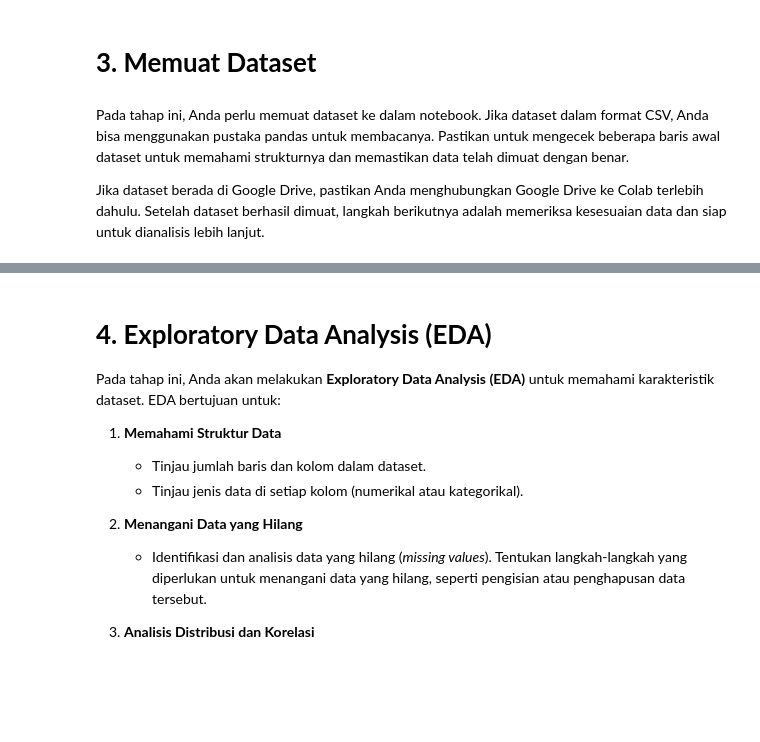
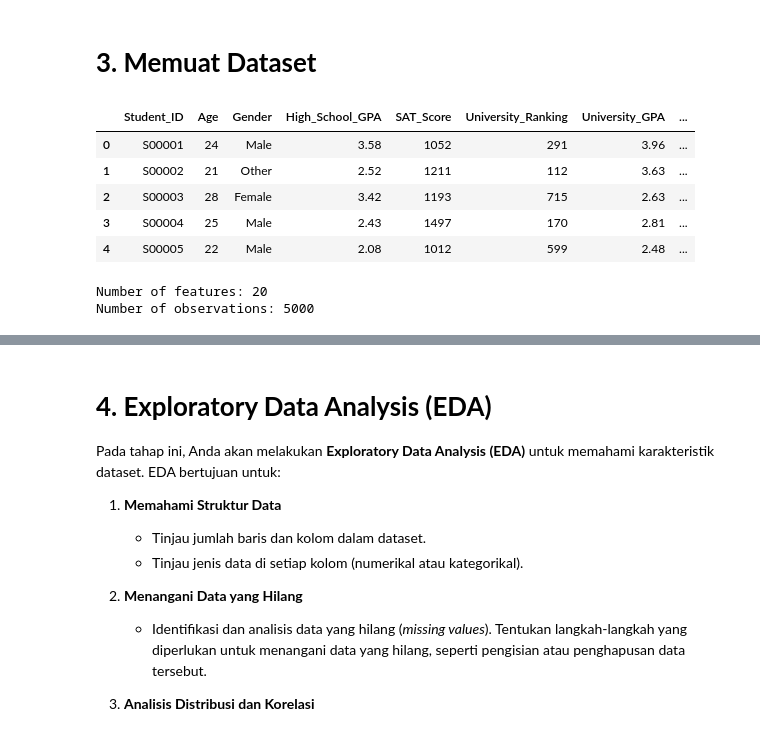
Before and after one commit to Nurwidi130603/Learn-ML-Education-Career-Succsees, a Jupyter notebook: [Clustering]_Submission_Akhir_BMLP_Nurwidi Bagus Amiryunanto_(Updated).ipynb, the cells around one changed output, grey strips where cells are left out. Saved outputs shown, nothing was run; the diff lists cells and outputs as text; code cells hidden in the pictures; blank space fills up the shorter version.

```diff
--- a/[Clustering]_Submission_Akhir_BMLP_Nurwidi Bagus Amiryunanto_(Updated).ipynb
+++ b/[Clustering]_Submission_Akhir_BMLP_Nurwidi Bagus Amiryunanto_(Updated).ipynb
@@ -28,6 +29,2 @@ Pada tahap ini, Anda perlu mengimpor beberapa pustaka (library) Python yang dibu
 # %% [markdown]
 # **3. Memuat Dataset**
-# %% [markdown]
-Pada tahap ini, Anda perlu memuat dataset ke dalam notebook. Jika dataset dalam format CSV, Anda bisa menggunakan pustaka pandas untuk membacanya. Pastikan untuk mengecek beberapa baris awal dataset untuk memahami strukturnya dan memastikan data telah dimuat dengan benar.
-
-Jika dataset berada di Google Drive, pastikan Anda menghubungkan Google Drive ke Colab terlebih dahulu. Setelah dataset berhasil dimuat, langkah berikutnya adalah memeriksa kesesuaian data dan siap untuk dianalisis lebih lanjut.
@@ -35,0 +34,18 @@ Jika dataset berada di Google Drive, pastikan Anda menghubungkan Google Drive ke
+# %%
+edu_df.head(5)
+# %% [output]
+|  | Student_ID | Age | Gender | High_School_GPA | SAT_Score | University_Ranking | University_GPA | ... |
+| 0 | S00001 | 24 | Male | 3.58 | 1052 | 291 | 3.96 | ... |
+| 1 | S00002 | 21 | Other | 2.52 | 1211 | 112 | 3.63 | ... |
+| 2 | S00003 | 28 | Female | 3.42 | 1193 | 715 | 2.63 | ... |
+| 3 | S00004 | 25 | Male | 2.43 | 1497 | 170 | 2.81 | ... |
+| 4 | S00005 | 22 | Male | 2.08 | 1012 | 599 | 2.48 | ... |
+# %%
+print(f'Number of features: {edu_df.shape[1]}')
+# Mencetak jumlah fitur (kolom) dalam dataset dengan menggunakan atribut 'shape[1]' dari DataFrame 'edu_df'. Format string (f-string) digunakan untuk memasukkan nilai tersebut ke dalam teks yang akan dicetak.
+
+print(f'Number of observations: {edu_df.shape[0]}')
+# Mencetak jumlah observasi (baris) dalam dataset dengan menggunakan atribut 'shape[0]' dari DataFrame 'edu_df'. Format string (f-string) digunakan untuk memasukkan nilai tersebut ke dalam teks yang akan dicetak.
+# %% [output]
+Number of features: 20
+Number of observations: 5000
```
Also changed, not shown: parts of 11 cells of this notebook.
